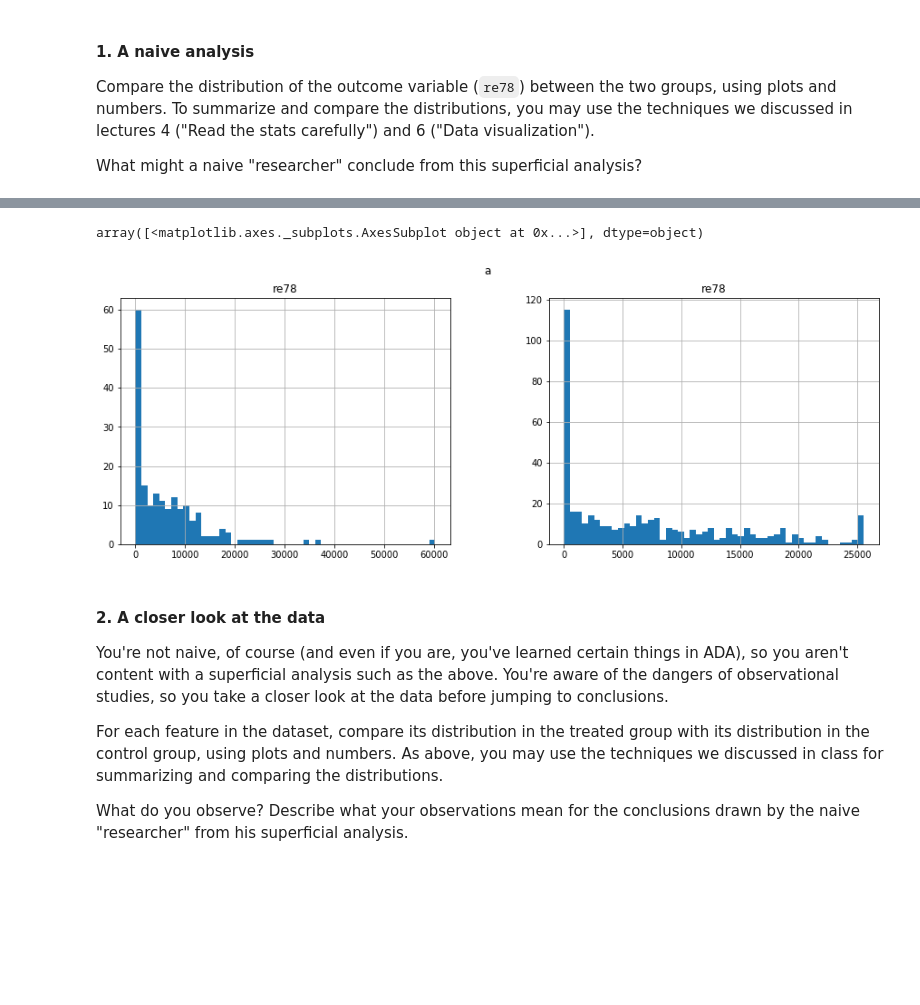
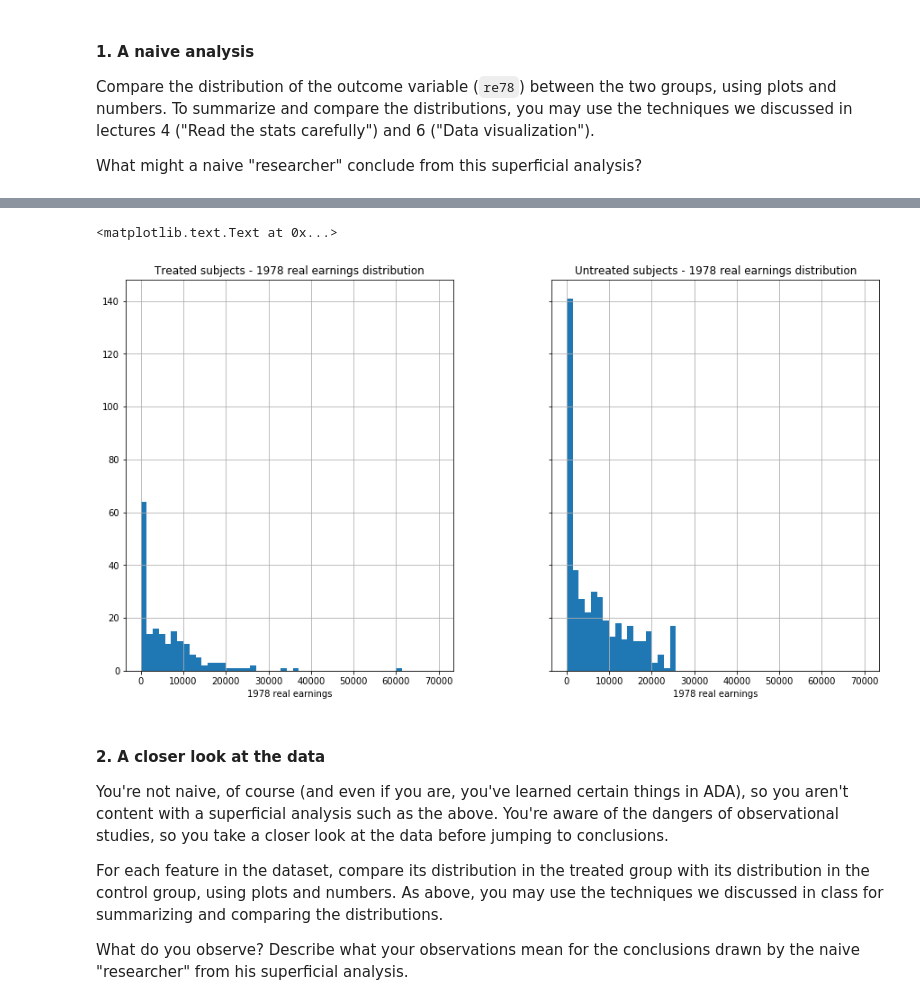
Before and after one commit to csbenz/ada, a Jupyter notebook: 04 - Applied ML/hw4.ipynb, the cells around one changed output, grey strips where cells are left out. Saved outputs shown, nothing was run; the diff lists cells and outputs as text; code cells hidden in the pictures; blank space fills up the shorter version.

```diff
--- a/04 - Applied ML/hw4.ipynb
+++ b/04 - Applied ML/hw4.ipynb
@@ -71,8 +90,0 @@ plt.show()
-# %%
-fig, axes = plt.subplots(1,2, figsize=(15,5))
-treated_group.hist('re78', bins=50, label='treated', ax=axes[0])
-plt.suptitle('a')
-untreated_group.hist('re78', bins=50, label='untreated', ax=axes[1])
-# %% [output]
-array([<matplotlib.axes._subplots.AxesSubplot object at 0x...>], dtype=object)
-[figure, removed]
@@ -85,0 +91,18 @@ untreated_group.hist('re78', bins=50, label='untreated', ax=axes[1])
+# %%
+def set_axis():
+    return
+
+
+fig, (ax1, ax2) = plt.subplots(1,2, figsize=(15,8), sharex=True, sharey=True)
+treated_group.hist('re78', bins=bins, label='treated', ax=ax1)
+untreated_group.hist('re78', bins=bins, label='untreated', ax=ax2)
+
+ax1.set_title('Treated subjects - 1978 real earnings distribution')
+ax1.set_xlabel('1978 real earnings')
+ax2.set_title('Untreated subjects - 1978 real earnings distribution')
+ax2.set_xlabel('1978 real earnings')
+
+#TODO create function and set all configs for axis etc. for both histograms
+# %% [output]
+<matplotlib.text.Text at 0x...>
+[figure, added]
```
Also changed, not shown: parts of 11 cells of this notebook.
